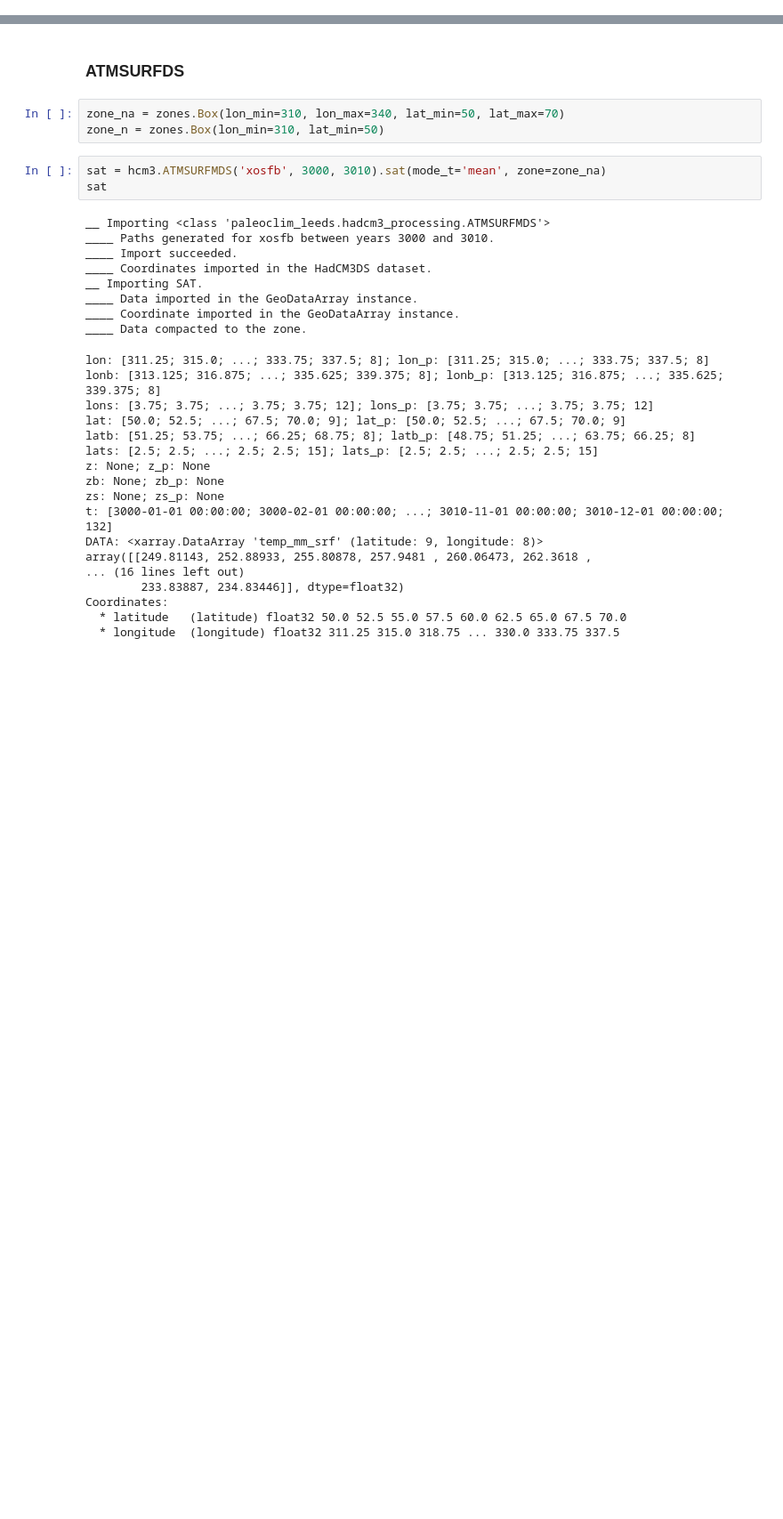
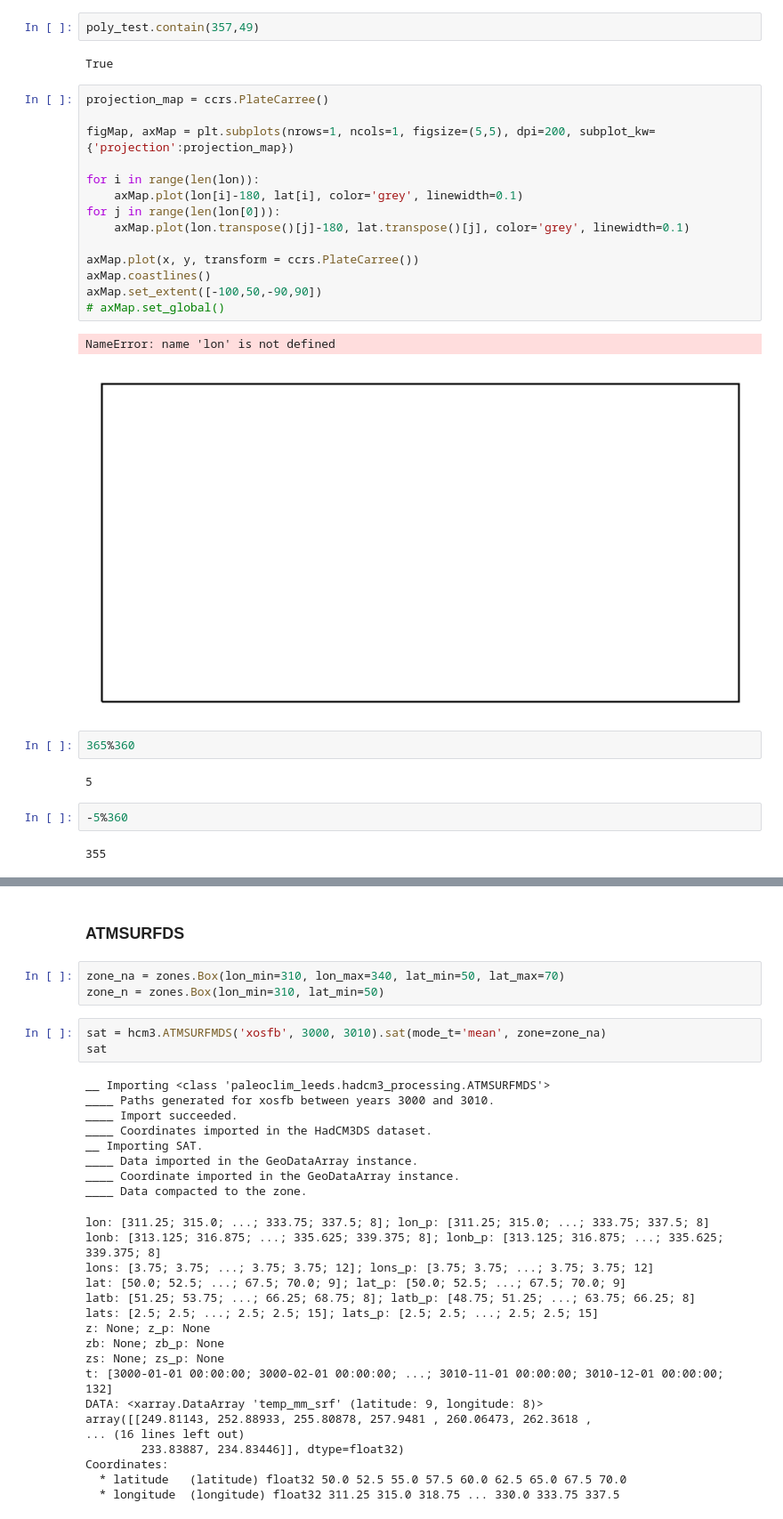
Before and after one commit to Olnavy/pylaeoclim_leeds, a Jupyter notebook: demos/demo_zone.ipynb, the cells around one changed output, grey strips where cells are left out. Shown at 89% size. Cells and saved outputs as stored; diff of their text form; blank space fills up the shorter version.

```diff
--- a/demos/demo_zone.ipynb
+++ b/demos/demo_zone.ipynb
@@ -78,0 +23,29 @@ array([-5.19245e+03, -4.57715e+03, -3.96190e+03, -3.34665e+03,
+# %%
+poly_test.contain(357,49)
+# %% [output]
+True
+# %%
+projection_map = ccrs.PlateCarree()
+
+figMap, axMap = plt.subplots(nrows=1, ncols=1, figsize=(5,5), dpi=200, subplot_kw={'projection':projection_map})
+
+for i in range(len(lon)):
+    axMap.plot(lon[i]-180, lat[i], color='grey', linewidth=0.1)
+for j in range(len(lon[0])):
+    axMap.plot(lon.transpose()[j]-180, lat.transpose()[j], color='grey', linewidth=0.1)
+
+axMap.plot(x, y, transform = ccrs.PlateCarree())
+axMap.coastlines()
+axMap.set_extent([-100,50,-90,90])
+# axMap.set_global()
+# %% [output]
+NameError: name 'lon' is not defined
+[figure, added]
+# %%
+365%360
+# %% [output]
+5
+# %%
+-5%360
+# %% [output]
+355
```
Also changed, not shown: parts of 19 cells of this notebook.
